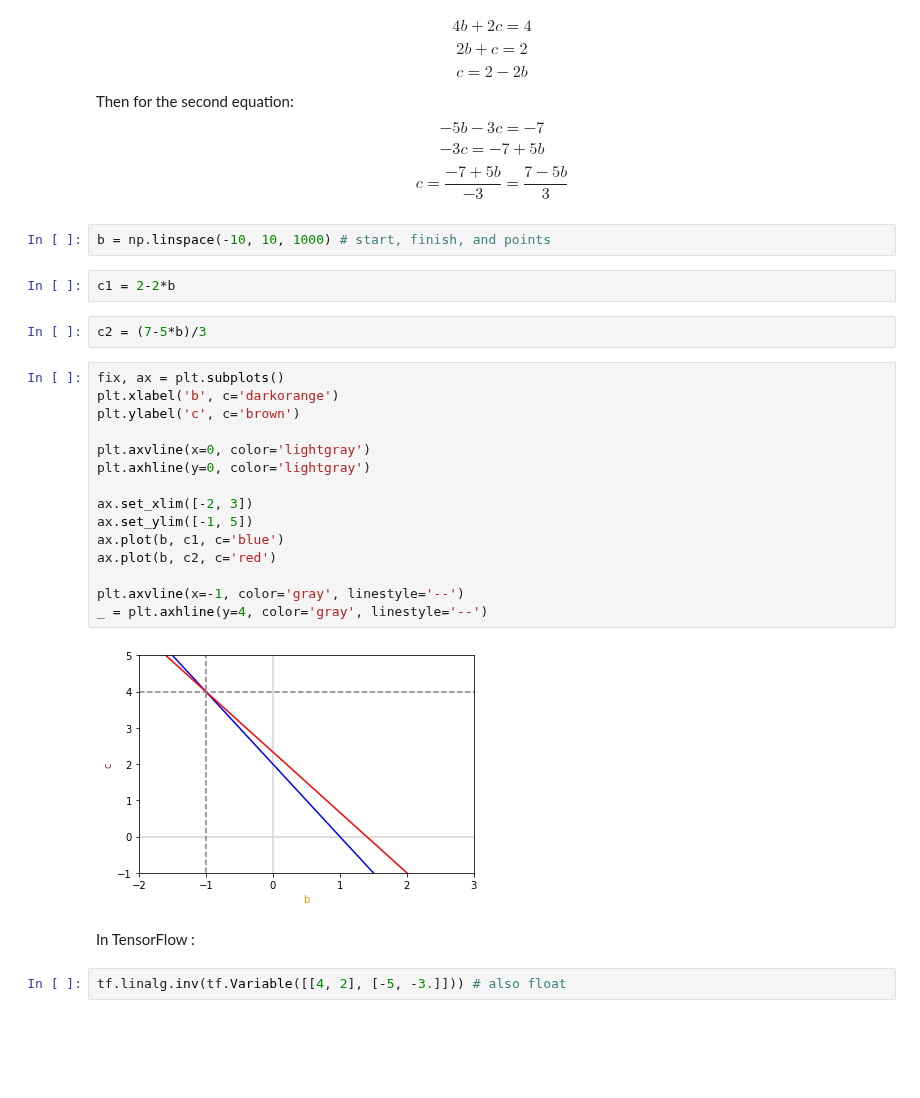
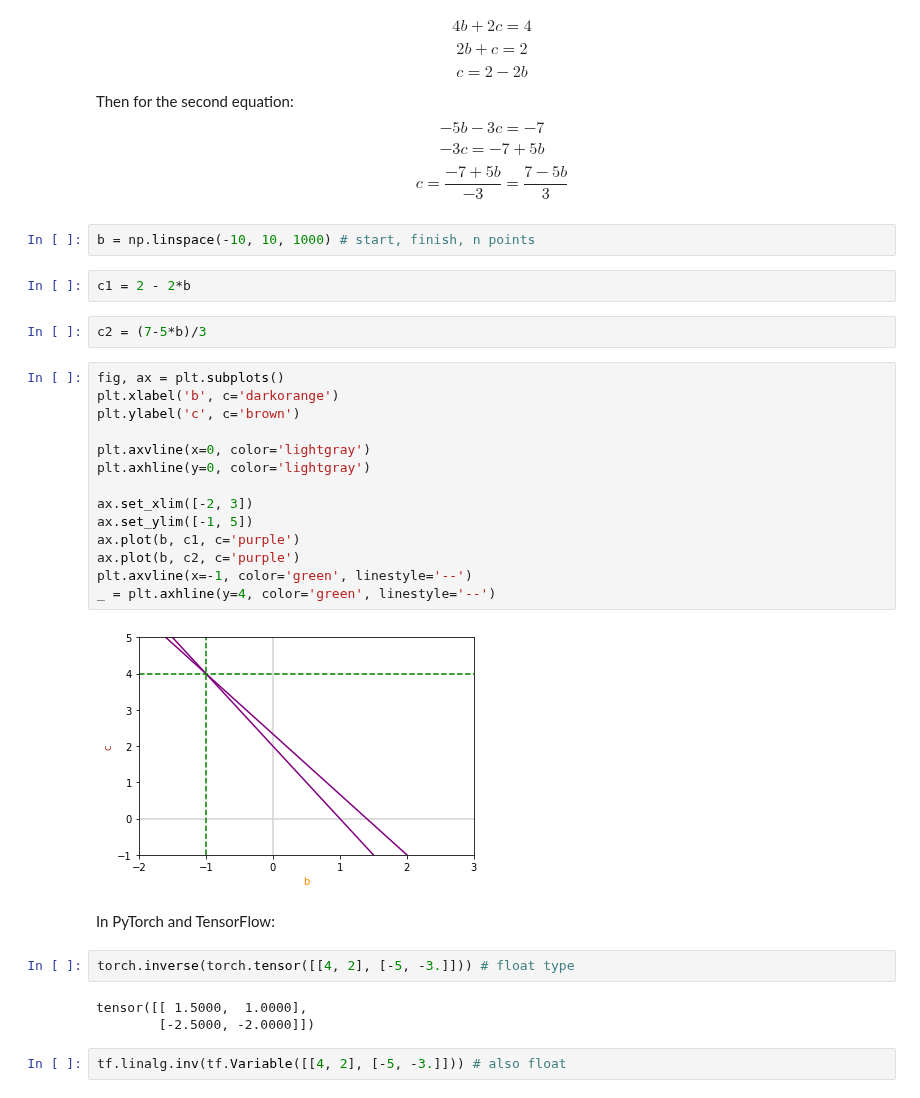
Before and after one commit to irawan09/Machine_Learning, a Jupyter notebook: Mathematical Foundations of ML/1 - Introduction into Linear Algebra.ipynb, the cells around one changed output. Cells and saved outputs as stored; diff of their text form; blank space fills up the shorter version.

```diff
--- a/Mathematical Foundations of ML/1 - Introduction into Linear Algebra.ipynb
+++ b/Mathematical Foundations of ML/1 - Introduction into Linear Algebra.ipynb
@@ -837,30 +1016,34 @@ $$ -5b - 3c = -7 $$
 $$ -3c = -7 + 5b $$
 $$ c = \frac{-7 + 5b}{-3} = \frac{7 - 5b}{3} $$
 # %%
-b = np.linspace(-10, 10, 1000) # start, finish, and points
+b = np.linspace(-10, 10, 1000) # start, finish, n points
 # %%
-c1 = 2-2*b
+c1 = 2 - 2*b
 # %%
 c2 = (7-5*b)/3
 # %%
-fix, ax = plt.subplots()
+fig, ax = plt.subplots()
 plt.xlabel('b', c='darkorange')
 plt.ylabel('c', c='brown')
 
 plt.axvline(x=0, color='lightgray')
 plt.axhline(y=0, color='lightgray')
 
 ax.set_xlim([-2, 3])
 ax.set_ylim([-1, 5])
-ax.plot(b, c1, c='blue')
-ax.plot(b, c2, c='red')
-
-plt.axvline(x=-1, color='gray', linestyle='--')
-_ = plt.axhline(y=4, color='gray', linestyle='--')
+ax.plot(b, c1, c='purple')
+ax.plot(b, c2, c='purple')
+plt.axvline(x=-1, color='green', linestyle='--')
+_ = plt.axhline(y=4, color='green', linestyle='--')
 # %% [output]
-[figure, old version]
+[figure, new version]
 # %% [markdown]
-In TensorFlow :
+In PyTorch and TensorFlow:
+# %%
+torch.inverse(torch.tensor([[4, 2], [-5, -3.]])) # float type
+# %% [output]
+tensor([[ 1.5000,  1.0000],
+        [-2.5000, -2.0000]])
 # %%
 tf.linalg.inv(tf.Variable([[4, 2], [-5, -3.]])) # also float
 # %% [output]
```
Also changed, not shown: parts of 189 cells of this notebook, 6 other files.
